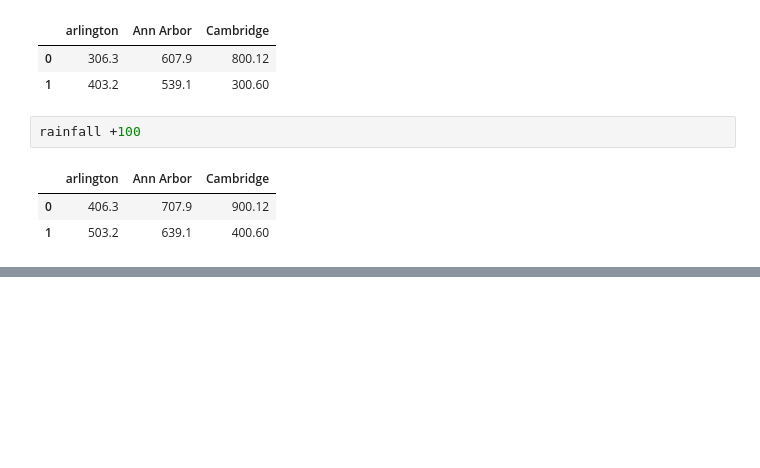
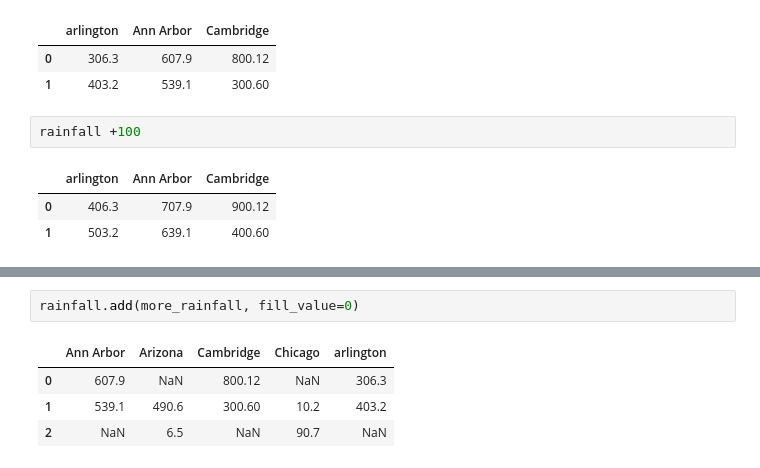
Before and after one commit to 1bMedina/ite140, a Jupyter notebook: notebooks/chapter5.ipynb, the cells around one changed output, grey strips where cells are left out. Drawn from its saved outputs; the diff is of its cells as text; blank space fills up the shorter version.

```diff
--- a/notebooks/chapter5.ipynb
+++ b/notebooks/chapter5.ipynb
@@ -574,0 +598,7 @@ rainfall +100
+# %%
+rainfall.add(more_rainfall, fill_value=0)
+# %% [output]
+|  | Ann Arbor | Arizona | Cambridge | Chicago | arlington |
+| 0 | 607.9 | NaN | 800.12 | NaN | 306.3 |
+| 1 | 539.1 | 490.6 | 300.60 | 10.2 | 403.2 |
+| 2 | NaN | 6.5 | NaN | 90.7 | NaN |
```
Also changed, not shown: parts of 34 cells of this notebook, 1 other file.
